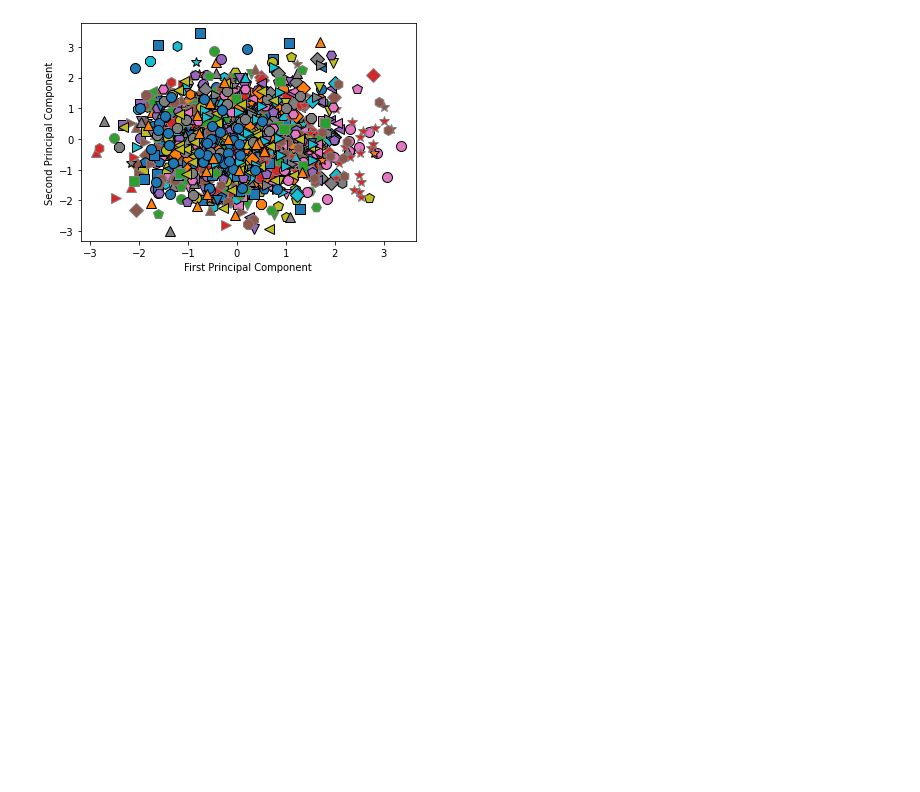
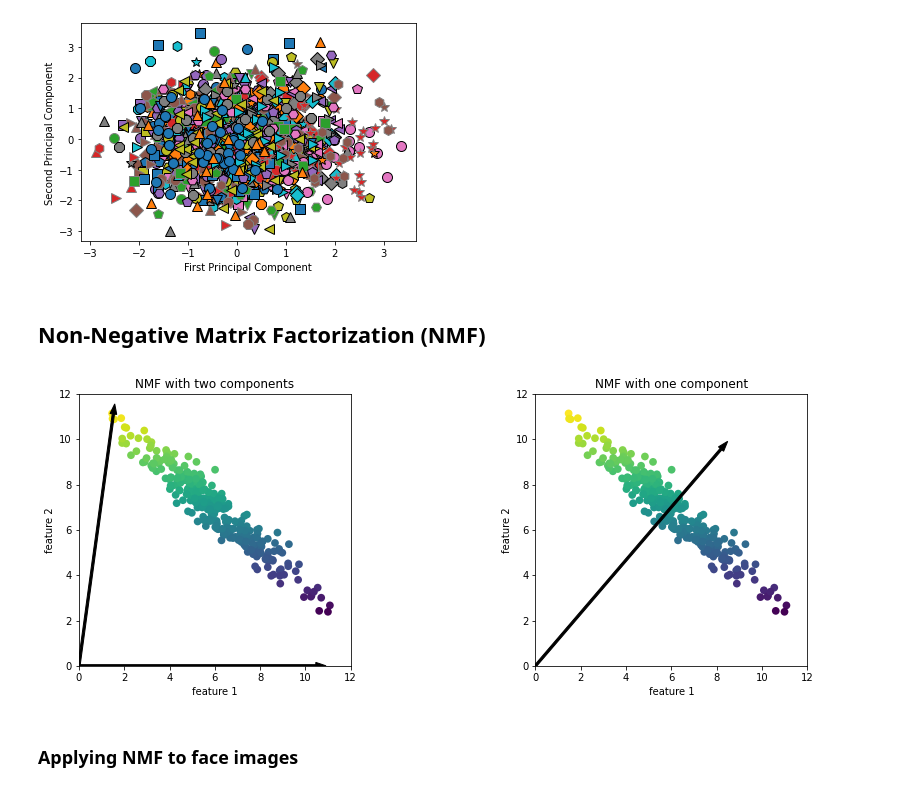
Before and after one commit to aryamanak10/Introduction-to-Machine-Learning-Book-Codes, a Jupyter notebook: Chapter 3 - Unsupervised Learning and Preprocessing/EigenFaces_for_Feature_Extraction.ipynb, the cells around one changed output. Cells and saved outputs as stored; diff of their text form; code cells hidden in the pictures; blank space fills up the shorter version.

Commit message:
Updated EigenFaces

```diff
--- a/Chapter 3 - Unsupervised Learning and Preprocessing/EigenFaces_for_Feature_Extraction.ipynb
+++ b/Chapter 3 - Unsupervised Learning and Preprocessing/EigenFaces_for_Feature_Extraction.ipynb
@@ -153,3 +159,11 @@ plt.ylabel("Second Principal Component")
 # %% [output]
 Text(0, 0.5, 'Second Principal Component')
 [figure]
+# %% [markdown]
+## Non-Negative Matrix Factorization (NMF)
+# %%
+mglearn.plots.plot_nmf_illustration()
+# %% [output]
+[figure, added]
+# %% [markdown]
+### Applying NMF to face images
```
Also changed, not shown: parts of 14 cells of this notebook.
